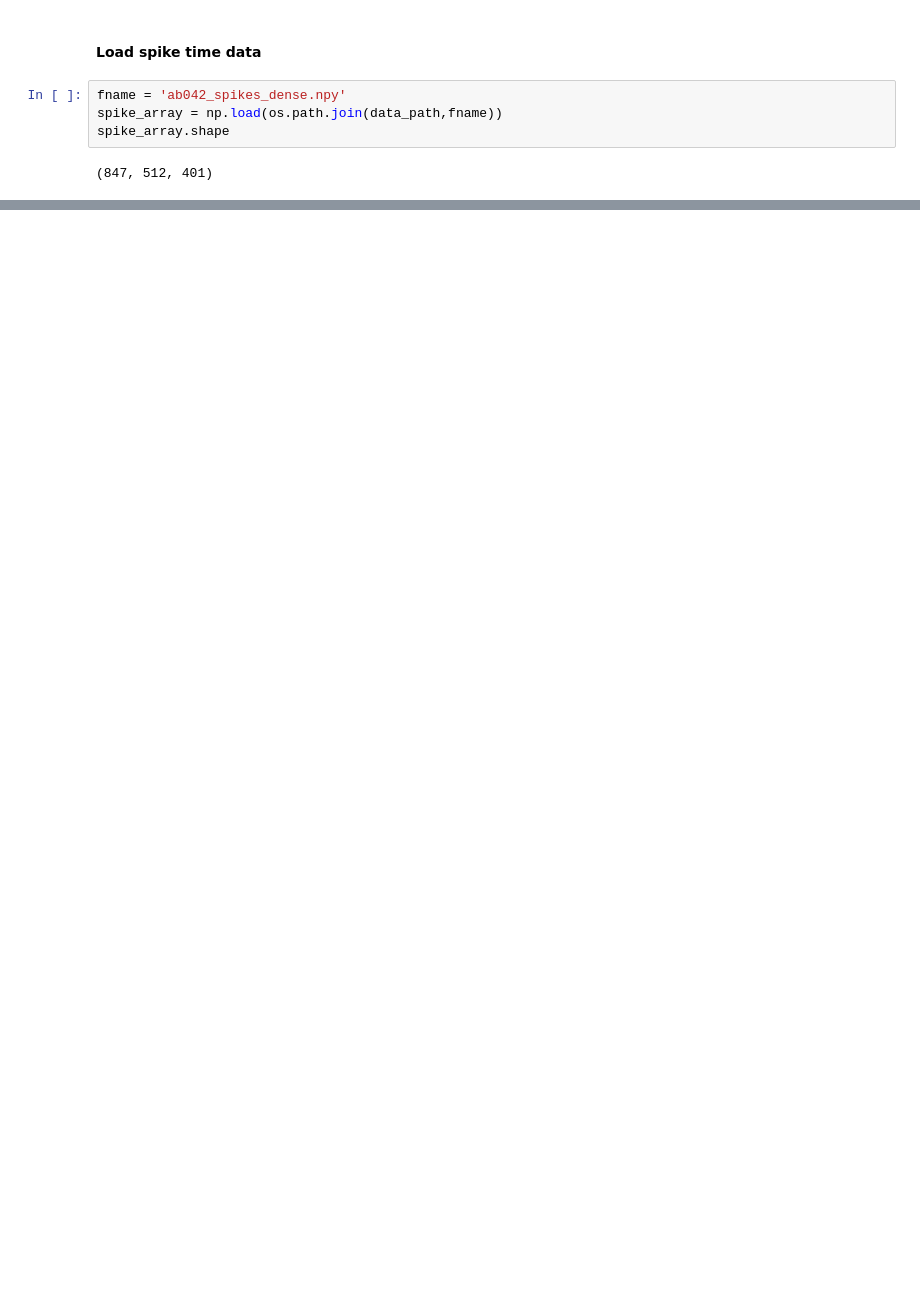
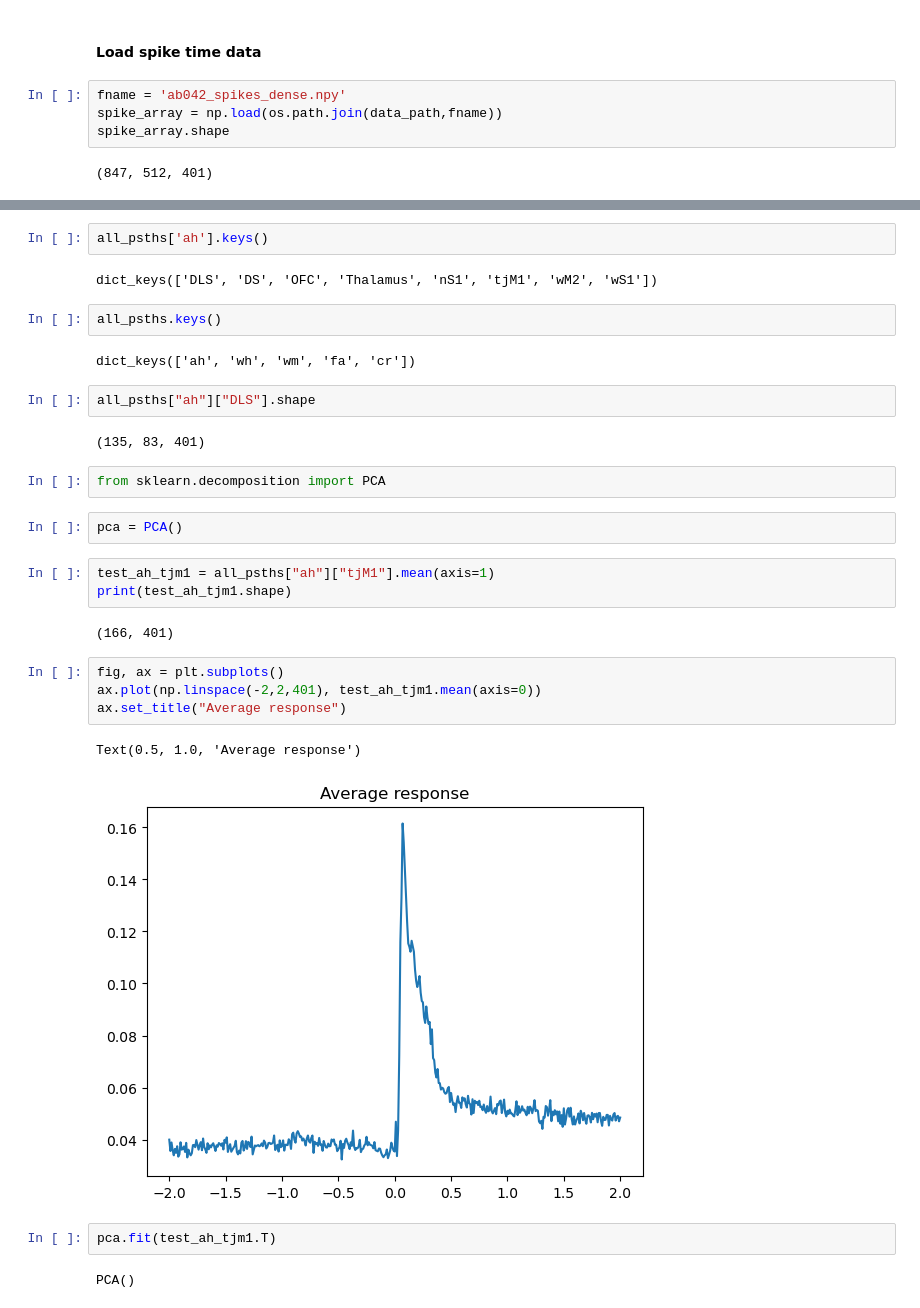
Before and after one commit to abisi/comm-project, a Jupyter notebook: code/data_psth.ipynb, the cells around one changed output, grey strips where cells are left out. Drawn from its saved outputs; the diff is of its cells as text; blank space fills up the shorter version.

```diff
--- a/code/data_psth.ipynb
+++ b/code/data_psth.ipynb
@@ -104,0 +106,32 @@ for trial_type in trial_type_list:
+# %%
+all_psths['ah'].keys()
+# %% [output]
+dict_keys(['DLS', 'DS', 'OFC', 'Thalamus', 'nS1', 'tjM1', 'wM2', 'wS1'])
+# %%
+all_psths.keys()
+# %% [output]
+dict_keys(['ah', 'wh', 'wm', 'fa', 'cr'])
+# %%
+all_psths["ah"]["DLS"].shape
+# %% [output]
+(135, 83, 401)
+# %%
+from sklearn.decomposition import PCA
+# %%
+pca = PCA()
+# %%
+test_ah_tjm1 = all_psths["ah"]["tjM1"].mean(axis=1)
+print(test_ah_tjm1.shape)
+# %% [output]
+(166, 401)
+# %%
+fig, ax = plt.subplots()
+ax.plot(np.linspace(-2,2,401), test_ah_tjm1.mean(axis=0))
+ax.set_title("Average response")
+# %% [output]
+Text(0.5, 1.0, 'Average response')
+[figure, added]
+# %%
+pca.fit(test_ah_tjm1.T)
+# %% [output]
+PCA()
```
Also changed, not shown: parts of 13 cells of this notebook.
